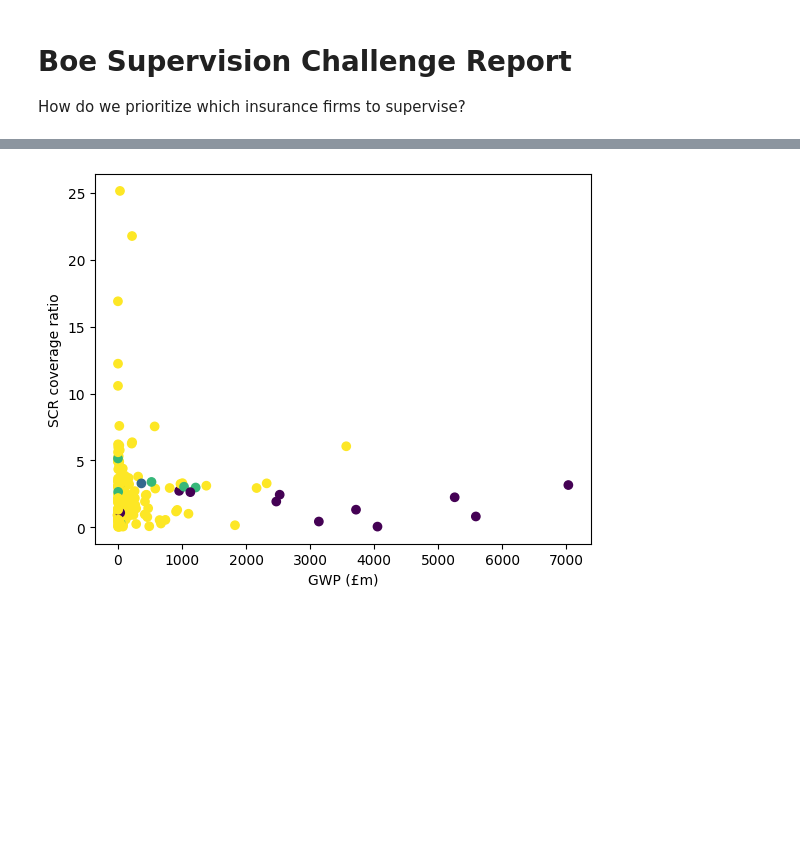
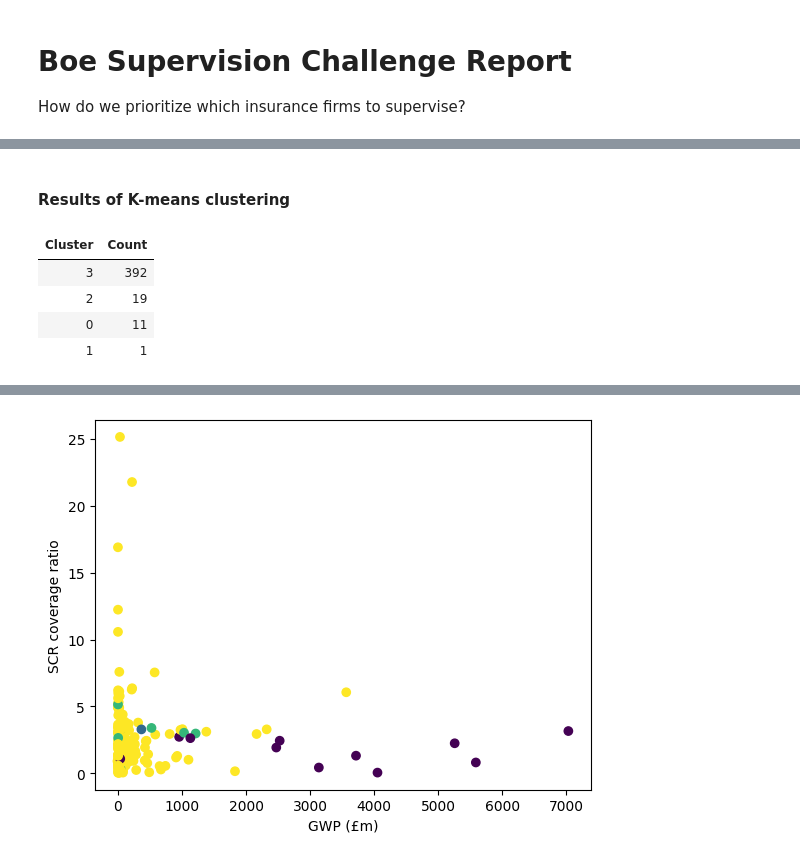
Before and after one commit to ThalyaGIT/BOE_Supervision_Challenge, a Jupyter notebook: BoE Supervision Report.ipynb, the cells around one changed output, grey strips where cells are left out. Saved outputs shown, nothing was run; the diff lists cells and outputs as text; code cells hidden in the pictures; blank space fills up the shorter version.

```diff
--- a/BoE Supervision Report.ipynb
+++ b/BoE Supervision Report.ipynb
@@ -256,0 +276,14 @@ display(df.groupby('cluster')[numeric_cols].mean())
+# %% [markdown]
+#### Results of K-means clustering
+# %%
+# Number of firms in each cluster
+value_counts = df['cluster'].value_counts()
+value_counts_df = pd.DataFrame({'Cluster': value_counts.index, 'Count': value_counts.values})
+
+display(value_counts_df.style.hide(axis="index"))
+# %% [output]
+| Cluster | Count |
+| 3 | 392 |
+| 2 | 19 |
+| 0 | 11 |
+| 1 | 1 |
```
Also changed, not shown: parts of 38 cells of this notebook, 3 other files.
